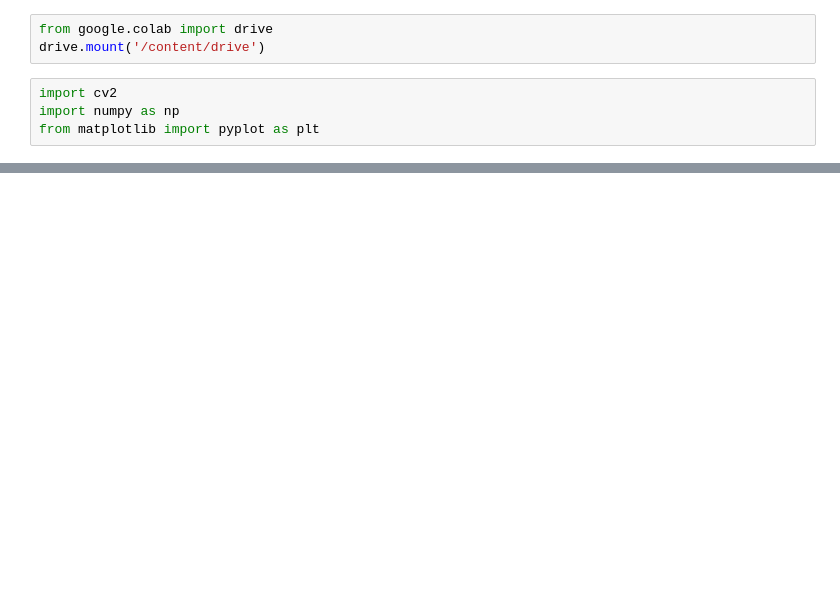
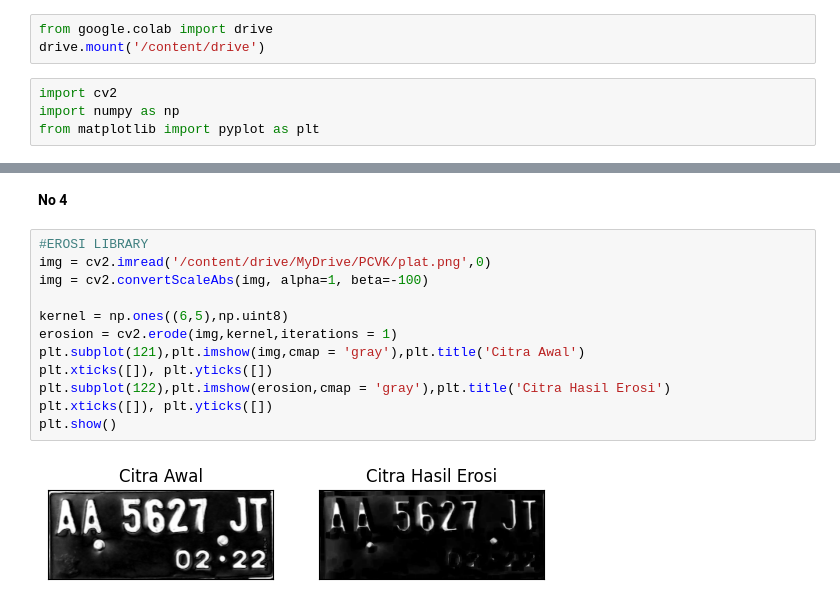
Before and after one commit to arsyandairza/PCVK_Ganjil_2023, a Jupyter notebook: week8.ipynb, the cells around one changed output, grey strips where cells are left out. Drawn from its saved outputs; the diff is of its cells as text; blank space fills up the shorter version.

```diff
--- a/week8.ipynb
+++ b/week8.ipynb
@@ -56,0 +98,16 @@ plt.show()
+# %% [markdown]
+**No 4**
+# %%
+#EROSI LIBRARY
+img = cv2.imread('/content/drive/MyDrive/PCVK/plat.png',0)
+img = cv2.convertScaleAbs(img, alpha=1, beta=-100)
+
+kernel = np.ones((6,5),np.uint8)
+erosion = cv2.erode(img,kernel,iterations = 1)
+plt.subplot(121),plt.imshow(img,cmap = 'gray'),plt.title('Citra Awal')
+plt.xticks([]), plt.yticks([])
+plt.subplot(122),plt.imshow(erosion,cmap = 'gray'),plt.title('Citra Hasil Erosi')
+plt.xticks([]), plt.yticks([])
+plt.show()
+# %% [output]
+[figure, added]
```
Also changed, not shown: parts of 32 cells of this notebook.
